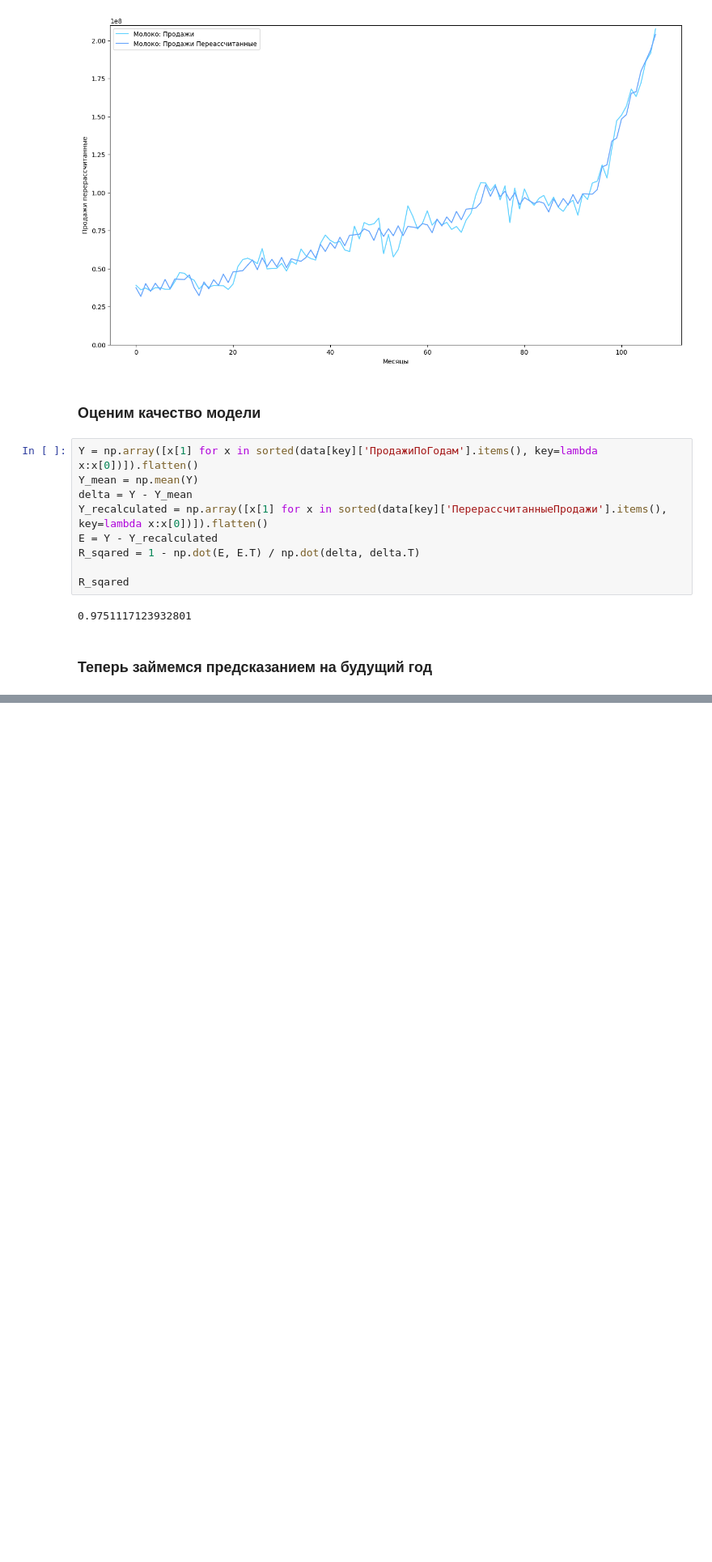
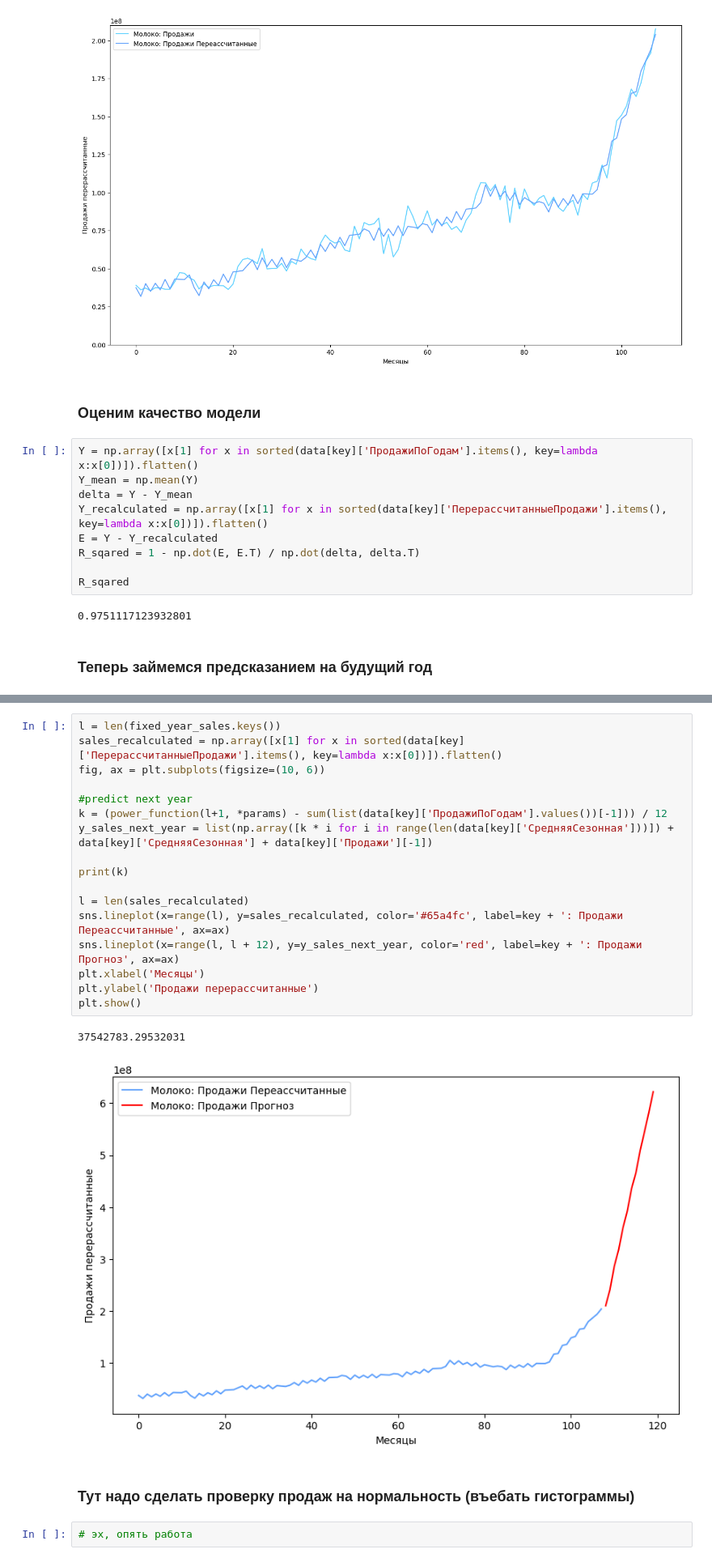
Before and after one commit to AltairkaGit/MilkStats, a Jupyter notebook: model.ipynb, the cells around one changed output, grey strips where cells are left out. Shown at 81% size. Cells and saved outputs as stored; diff of their text form; blank space fills up the shorter version.

Commit message:
прогнозы

```diff
--- a/model.ipynb
+++ b/model.ipynb
@@ -410,0 +403,24 @@ sum(y_new[-1])
+# %%
+l = len(fixed_year_sales.keys())
+sales_recalculated = np.array([x[1] for x in sorted(data[key]['ПерерассчитанныеПродажи'].items(), key=lambda x:x[0])]).flatten()
+fig, ax = plt.subplots(figsize=(10, 6))
+
+#predict next year
+k = (power_function(l+1, *params) - sum(list(data[key]['ПродажиПоГодам'].values())[-1])) / 12
+y_sales_next_year = list(np.array([k * i for i in range(len(data[key]['СредняяСезонная']))]) + data[key]['СредняяСезонная'] + data[key]['Продажи'][-1])
+
+print(k)
+
+l = len(sales_recalculated)
+sns.lineplot(x=range(l), y=sales_recalculated, color='#65a4fc', label=key + ': Продажи Переассчитанные', ax=ax)
+sns.lineplot(x=range(l, l + 12), y=y_sales_next_year, color='red', label=key + ': Продажи Прогноз', ax=ax)
+plt.xlabel('Месяцы')
+plt.ylabel('Продажи перерассчитанные')
+plt.show()
+# %% [output]
+37542783.29532031
+[figure, added]
+# %% [markdown]
+### Тут надо сделать проверку продаж на нормальность (въебать гистограммы)
+# %%
+# эх, опять работа
```
Also changed, not shown: parts of 3 cells of this notebook.
